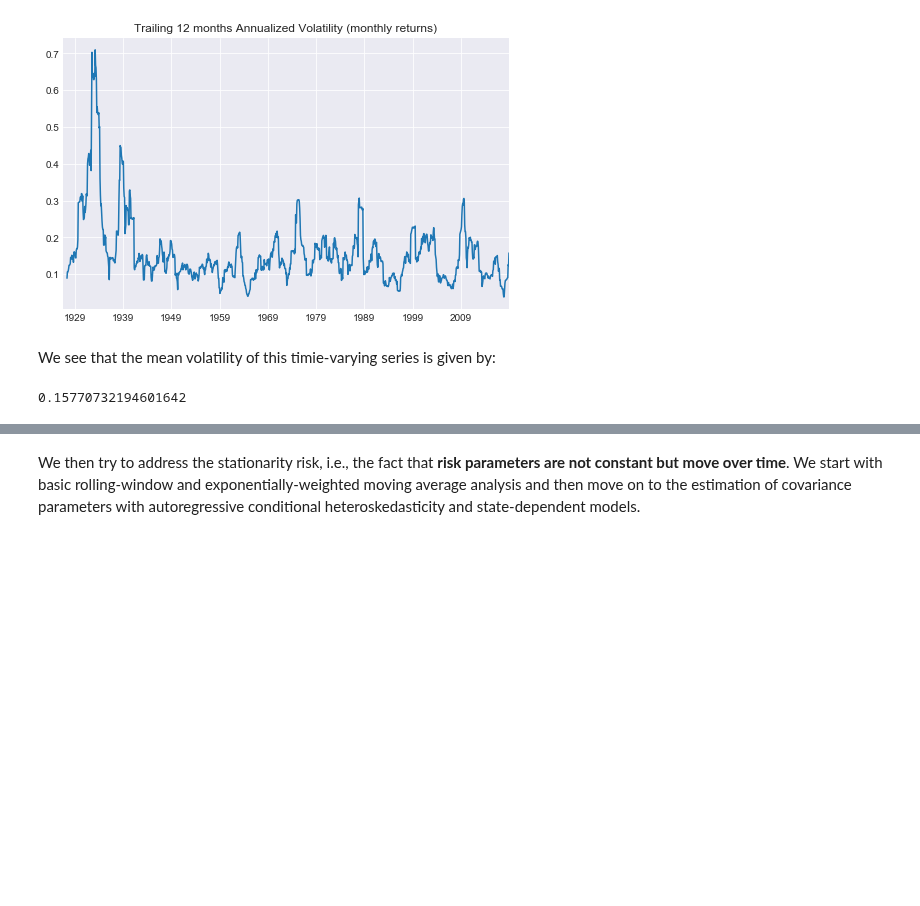
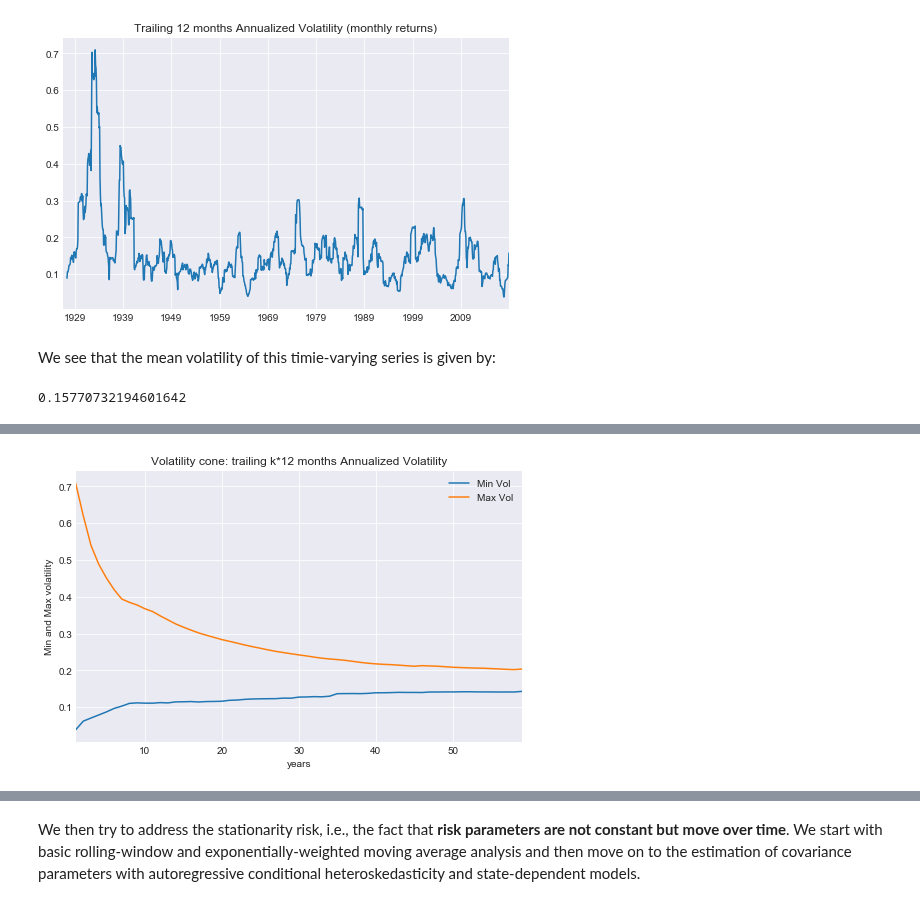
Before and after one commit to z4ir3/finance-courses, a Jupyter notebook: course_2_advanced_portfolio_construction_and_analysis_with_python/week-2.ipynb, the cells around one changed output, grey strips where cells are left out. Cells and saved outputs as stored; diff of their text form; code cells hidden in the pictures; blank space fills up the shorter version.

Commit message:
added volatility cone, EWA, arch and garch models

```diff
--- a/course_2_advanced_portfolio_construction_and_analysis_with_python/week-2.ipynb
+++ b/course_2_advanced_portfolio_construction_and_analysis_with_python/week-2.ipynb
@@ -198,0 +197,18 @@ which is different from the "static" variance we have used over the entire perio
+# %%
+# pick yearly data (i.e., 12 monthly data)
+window = 12
+years  = np.arange(1,60,1)
+
+mm_vol = []
+for k in years:
+    ann_vol_tv = tot_mkt_rets.rolling(window = k*window).std() * np.sqrt(window)
+    mm_vol.append( [ann_vol_tv.min(), ann_vol_tv.max()] )
+
+vol_cone = pd.DataFrame(mm_vol, index=years, columns=["Min Vol", "Max Vol"])
+
+ax = vol_cone.plot(grid=True, figsize=(8,5), title="Volatility cone: trailing k*12 months Annualized Volatility")
+ax.set_xlabel("years")
+ax.set_ylabel("Min and Max volatility")
+plt.show()
+# %% [output]
+[figure, added]
```
Also changed, not shown: parts of 10 cells of this notebook.
